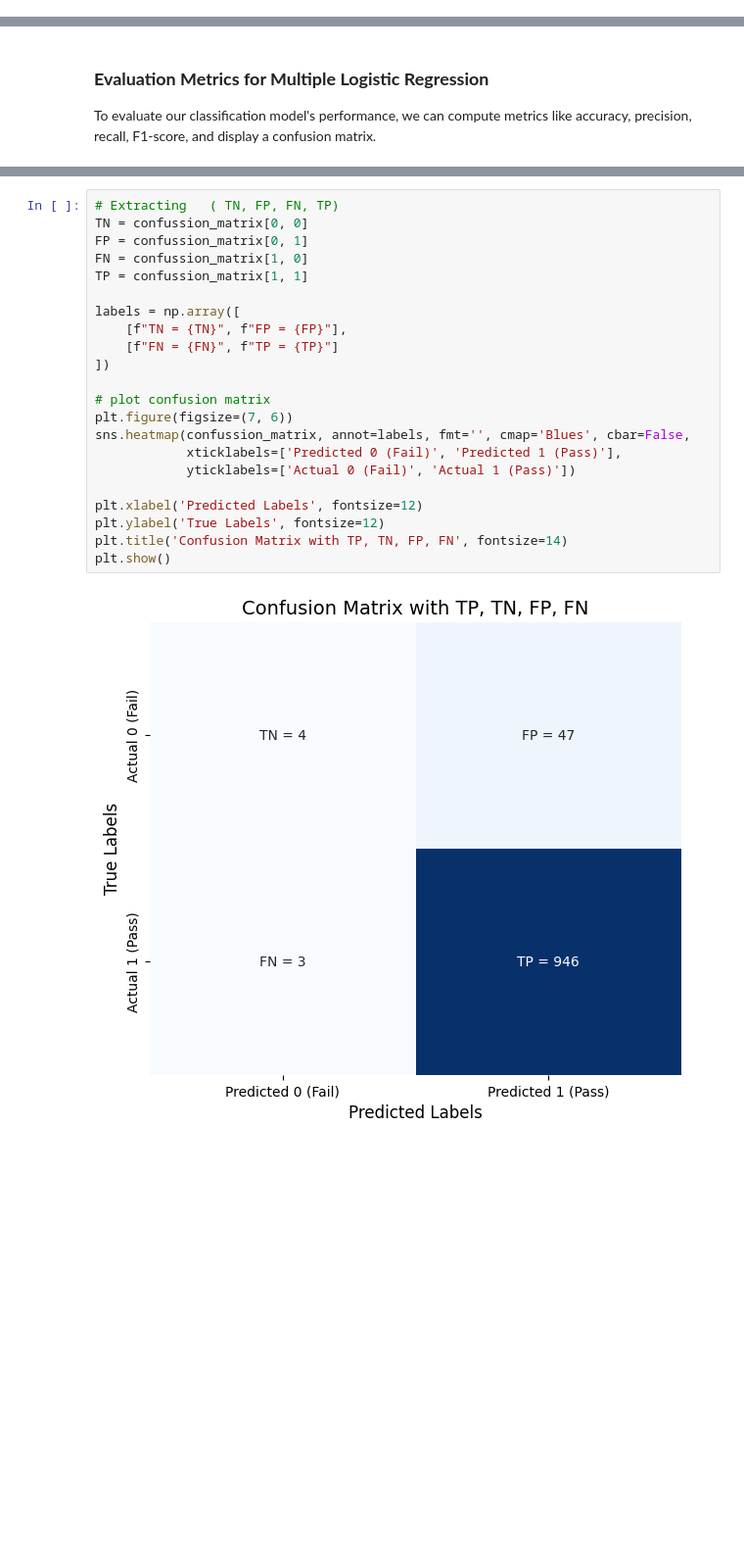
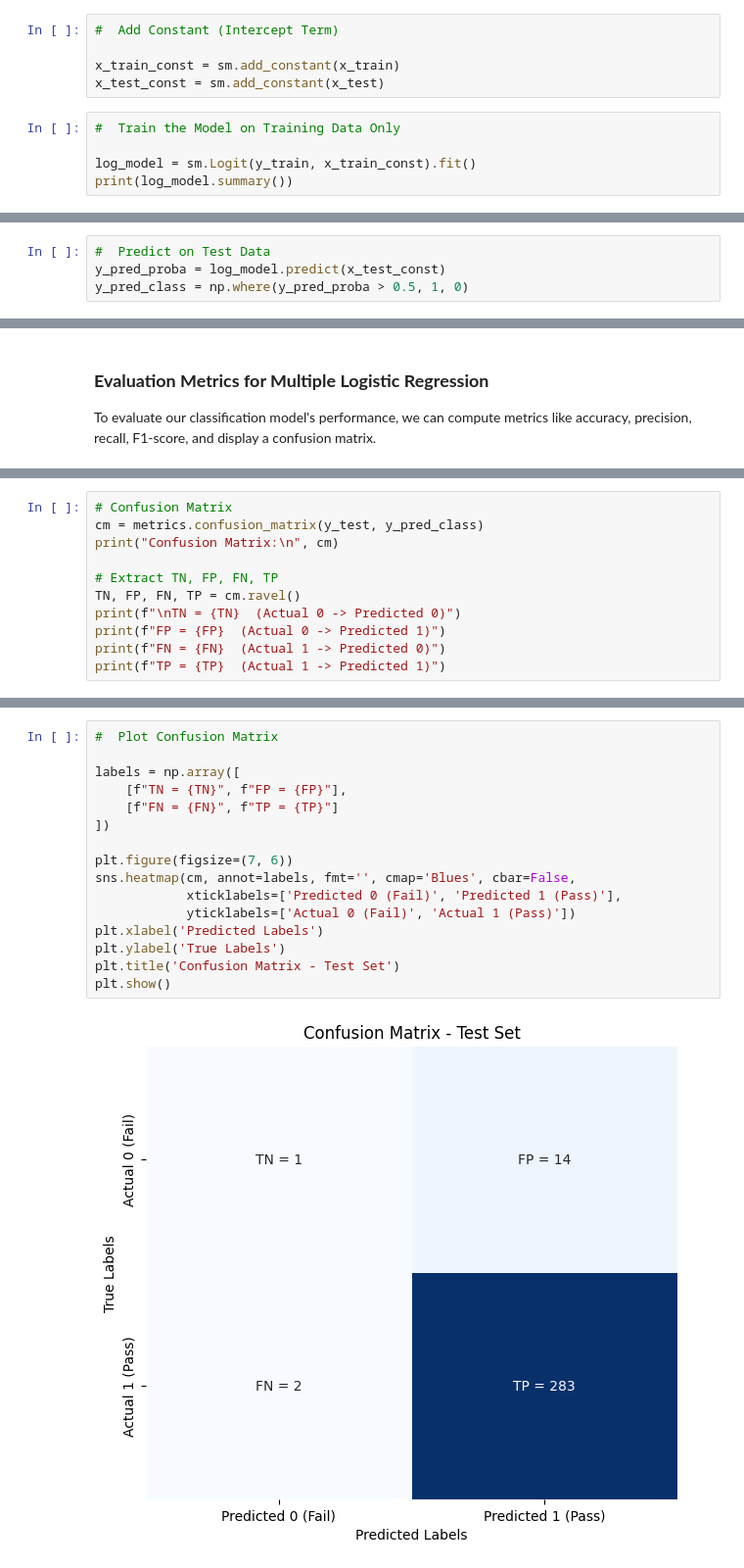
Before and after one commit to zouhiraghenaim/-Linear-Regression---Project, a Jupyter notebook: TP2_Logistic_Regression/TP2__Simple_logistic_regression.ipynb, the cells around one changed output, grey strips where cells are left out. Shown at 98% size. Cells and saved outputs as stored; diff of their text form; blank space fills up the shorter version.

```diff
--- a/TP2_Logistic_Regression/TP2__Simple_logistic_regression.ipynb
+++ b/TP2_Logistic_Regression/TP2__Simple_logistic_regression.ipynb
@@ -241,0 +201,10 @@ print(Y_pred_class)
+# %%
+#  Add Constant (Intercept Term)
+
+x_train_const = sm.add_constant(x_train)
+x_test_const = sm.add_constant(x_test)
+# %%
+#  Train the Model on Training Data Only
+
+log_model = sm.Logit(y_train, x_train_const).fit()
+print(log_model.summary())
@@ -241,0 +229,4 @@ print(Y_pred_class)
+# %%
+#  Predict on Test Data
+y_pred_proba = log_model.predict(x_test_const)
+y_pred_class = np.where(y_pred_proba > 0.5, 1, 0)
@@ -258,0 +246,11 @@ Confusion Matrix:
+# %%
+# Confusion Matrix
+cm = metrics.confusion_matrix(y_test, y_pred_class)
+print("Confusion Matrix:\n", cm)
+
+# Extract TN, FP, FN, TP
+TN, FP, FN, TP = cm.ravel()
+print(f"\nTN = {TN}  (Actual 0 -> Predicted 0)")
+print(f"FP = {FP}  (Actual 0 -> Predicted 1)")
+print(f"FN = {FN}  (Actual 1 -> Predicted 0)")
+print(f"TP = {TP}  (Actual 1 -> Predicted 1)")
@@ -259,24 +266,18 @@ Confusion Matrix:
 # %%
-# Extracting   ( TN, FP, FN, TP)
-TN = confussion_matrix[0, 0]
-FP = confussion_matrix[0, 1]
-FN = confussion_matrix[1, 0]
-TP = confussion_matrix[1, 1]
+#  Plot Confusion Matrix
 
 labels = np.array([
     [f"TN = {TN}", f"FP = {FP}"],
     [f"FN = {FN}", f"TP = {TP}"]
 ])
 
-# plot confusion matrix
 plt.figure(figsize=(7, 6))
-sns.heatmap(confussion_matrix, annot=labels, fmt='', cmap='Blues', cbar=False,
+sns.heatmap(cm, annot=labels, fmt='', cmap='Blues', cbar=False,
             xticklabels=['Predicted 0 (Fail)', 'Predicted 1 (Pass)'],
             yticklabels=['Actual 0 (Fail)', 'Actual 1 (Pass)'])
-
-plt.xlabel('Predicted Labels', fontsize=12)
-plt.ylabel('True Labels', fontsize=12)
-plt.title('Confusion Matrix with TP, TN, FP, FN', fontsize=14)
+plt.xlabel('Predicted Labels')
+plt.ylabel('True Labels')
+plt.title('Confusion Matrix - Test Set')
 plt.show()
 # %% [output]
-[figure, old version]
+[figure, new version]
```
Also changed, not shown: parts of 19 cells of this notebook.
